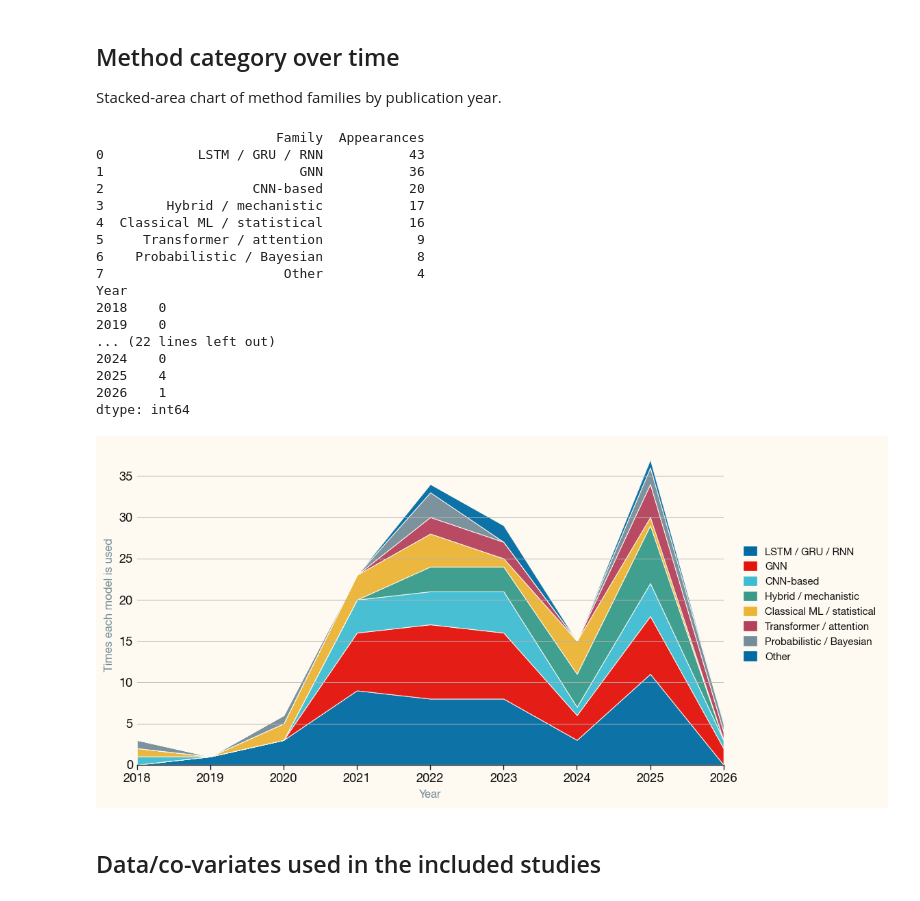
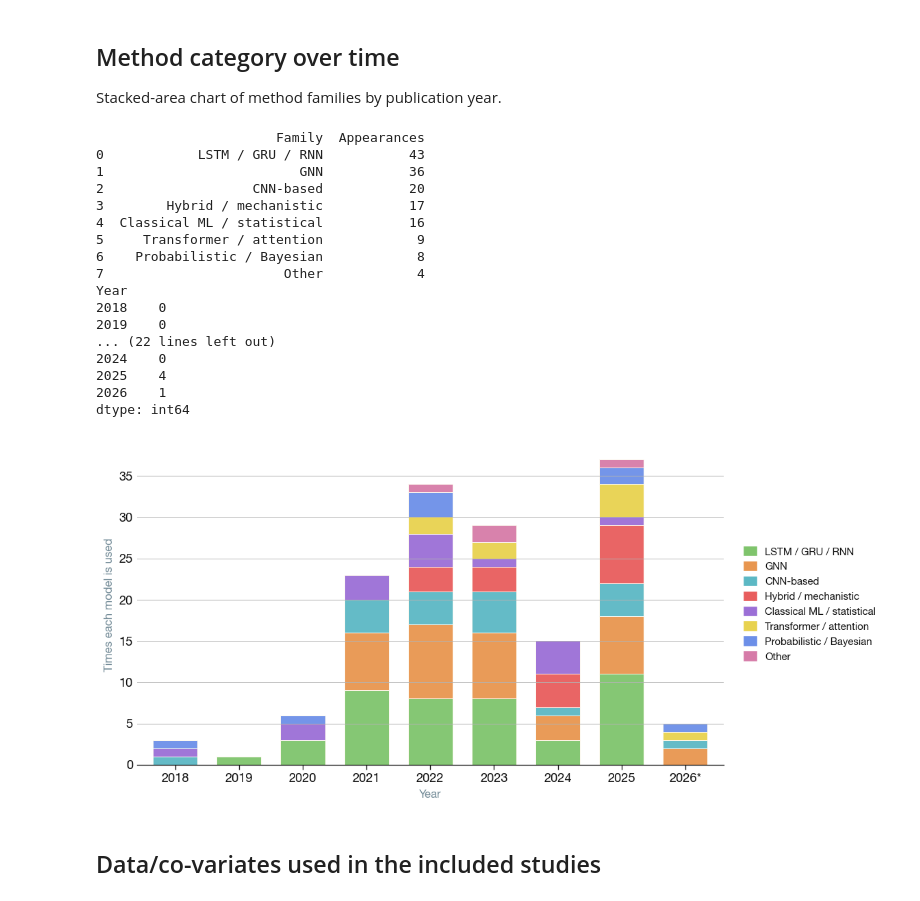
Before and after one commit to ai4ci/scoping-review-figures, a Jupyter notebook: review_analysis.ipynb, the cells around one changed output. Drawn from its saved outputs; the diff is of its cells as text; code cells hidden in the pictures.

Commit message:
small changes to graphs to make them more readable

```diff
--- a/review_analysis.ipynb
+++ b/review_analysis.ipynb
@@ -404,15 +305,39 @@ pivot = pivot.reindex(range(int(pivot.index.min()), int(pivot.index.max()) + 1),
 order = pivot.sum().sort_values(ascending=False).index.tolist()
 pivot = pivot[order]
 
-cat_colors = [ECON[c] for c in ["navy", "red", "cyan", "teal", "gold", "plum", "grey"]]
-cat_colors = (cat_colors * ((len(order) // len(cat_colors)) + 1))[:len(order)]
+from matplotlib.colors import LinearSegmentedColormap
 
-fig = plt.figure(figsize=(10.5, 6))
-ax = fig.add_axes([0.08, 0.16, 0.68, 0.65])
-ax.stackplot(pivot.index, pivot.T.values, labels=pivot.columns,
-             colors=cat_colors, edgecolor=ECON["paper"], linewidth=0.6, alpha=0.95)
-ax.set_xlim(pivot.index.min(), pivot.index.max())
+CAT_COLOR_MAP = {
+    "Hybrid / mechanistic":        "#E85D5D",  # red
+    "GNN":                         "#E8964F",  # orange
+    "Transformer / attention":     "#E8D24F",  # yellow
+    "LSTM / GRU / RNN":            "#7FC46C",  # green
+    "CNN-based":                   "#5CB8C4",  # teal
+    "Probabilistic / Bayesian":    "#6C8FE8",  # blue
+    "Classical ML / statistical":  "#9B6FD6",  # purple
+    "Other":                       "#D67BA8",  # pink
+}
+
+cat_colors = [CAT_COLOR_MAP.get(cat, "#B0B0B0") for cat in order]
+
+fig = plt.figure(figsize=(10.5, 6), facecolor="white")
+ax = fig.add_axes([0.08, 0.16, 0.68, 0.65], facecolor="white")
+
+bottom = np.zeros(len(pivot))
+bar_width = 0.7
+
+for cat, color in zip(pivot.columns, cat_colors):
+    ax.bar(pivot.index, pivot[cat].values, bottom=bottom,
+           width=bar_width, label=cat, color=color,
+           edgecolor=ECON["paper"], linewidth=0.6, alpha=0.95)
+    bottom += pivot[cat].values
+
+ax.set_xlim(pivot.index.min() - 0.6, pivot.index.max() + 0.6)
 ax.set_xticks(pivot.index)
+ax.tick_params(axis="x", rotation=0)
+ax.set_xticks(pivot.index)
+xtick_labels = [f"{y}*" if y == pivot.index.max() else str(y) for y in pivot.index]
+ax.set_xticklabels(xtick_labels)
 ax.tick_params(axis="x", rotation=0)
 ax.set_ylabel("Times each model is used", fontsize=10, color=ECON["grey"])
 ax.set_xlabel("Year", fontsize=10, color=ECON["grey"])
@@ -432,34 +357,34 @@ hybrid_by_year = (tev[tev["Category"] == "Hybrid / mechanistic"]
 print(hybrid_by_year)
 
 # Show the raw core-model strings that matched no family
 other = tev.loc[tev["Category"] == "Other", ARCH_COL]
 print(f"{len(other)} rows landed in 'Other'\n")
 print(other.value_counts(dropna=False).to_string())
 
 
 transformer_by_year = (tev[tev["Category"] == "Transformer / attention"]
                   .groupby("Year").size()
                   .reindex(range(int(tev["Year"].min()), int(tev["Year"].max()) + 1), fill_value=0))
 print(transformer_by_year)
 # %% [output]
                        Family  Appearances
 0            LSTM / GRU / RNN           43
 1                         GNN           36
 2                   CNN-based           20
 3        Hybrid / mechanistic           17
 4  Classical ML / statistical           16
 5     Transformer / attention            9
 6    Probabilistic / Bayesian            8
 7                       Other            4
 Year
 2018    0
 2019    0
 ... (22 lines left out)
 2024    0
 2025    4
 2026    1
 dtype: int64
-[figure, old version]
+[figure, new version]
 # %% [markdown]
 ## Data/co-variates used in the included studies
 # %%
```
Also changed, not shown: parts of 10 cells of this notebook, 1 other file.
